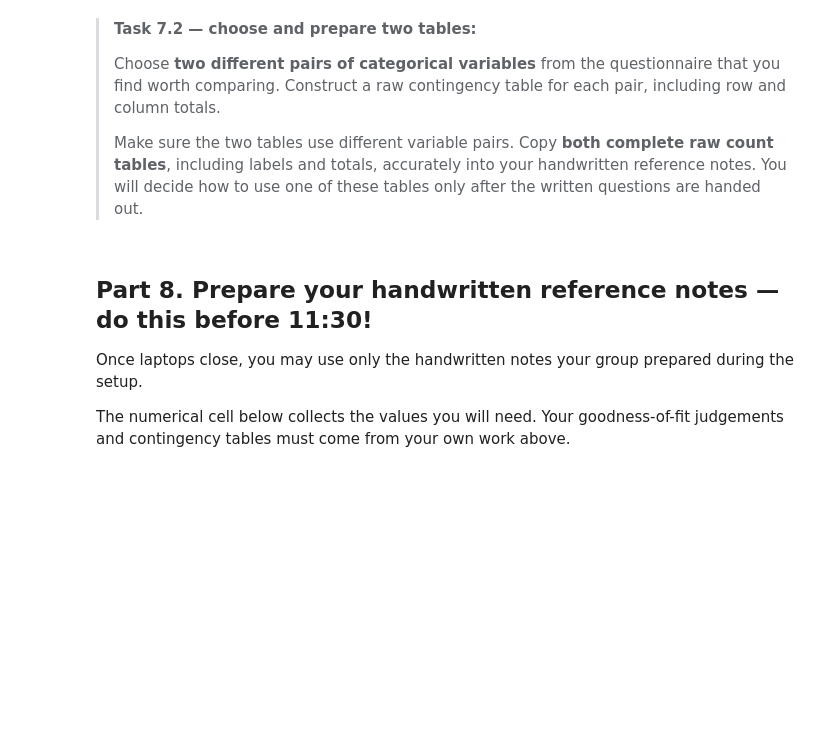
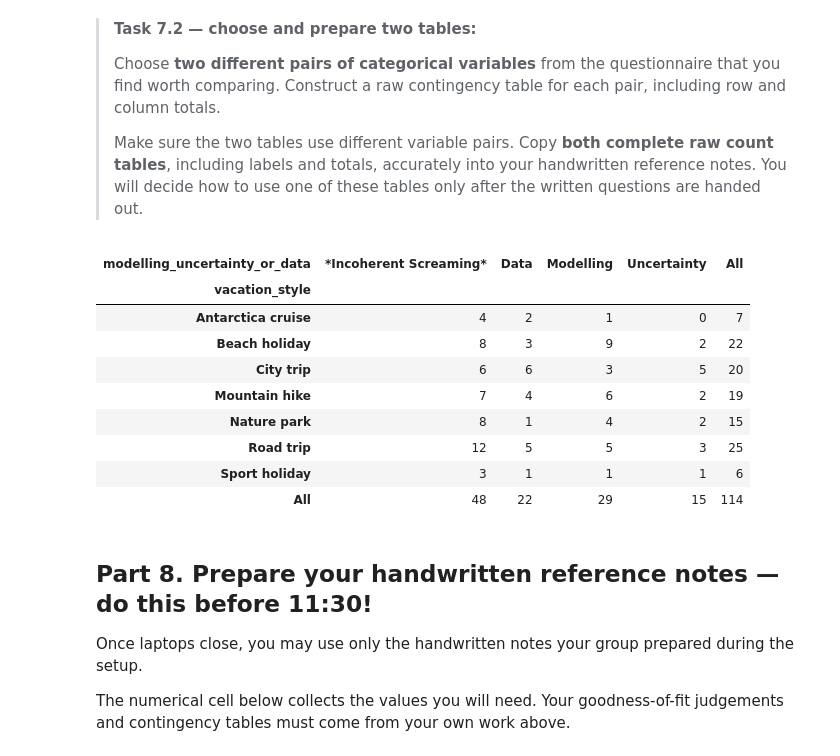
Before and after one commit to mzon64/GA1.4-TeamOlivine8, a Jupyter notebook: GA_1.4.ipynb, the cells around one changed output. Cells and saved outputs as stored; diff of their text form; code cells hidden in the pictures; blank space fills up the shorter version.

```diff
--- a/GA_1.4.ipynb
+++ b/GA_1.4.ipynb
@@ -322,7 +337,23 @@ example_counts
 >
 >Make sure the two tables use different variable pairs. Copy **both complete raw count tables**, including labels and totals, accurately into your handwritten reference notes. You will decide how to use one of these tables only after the written questions are handed out.
 # %%
-### YOUR CODE HERE
+example_counts = pd.crosstab(
+    survey['vacation_style'],
+    survey['modelling_uncertainty_or_data'],
+    margins=True
+)
+example_counts
+# %% [output]
+| modelling_uncertainty_or_data | *Incoherent Screaming* | Data | Modelling | Uncertainty | All |
+| vacation_style |  |  |  |  |  |
+| Antarctica cruise | 4 | 2 | 1 | 0 | 7 |
+| Beach holiday | 8 | 3 | 9 | 2 | 22 |
+| City trip | 6 | 6 | 3 | 5 | 20 |
+| Mountain hike | 7 | 4 | 6 | 2 | 19 |
+| Nature park | 8 | 1 | 4 | 2 | 15 |
+| Road trip | 12 | 5 | 5 | 3 | 25 |
+| Sport holiday | 3 | 1 | 1 | 1 | 6 |
+| All | 48 | 22 | 29 | 15 | 114 |
 # %% [markdown]
 ## Part 8. Prepare your handwritten reference notes — do this before 11:30!
 
```
Also changed, not shown: parts of 2 cells of this notebook.
